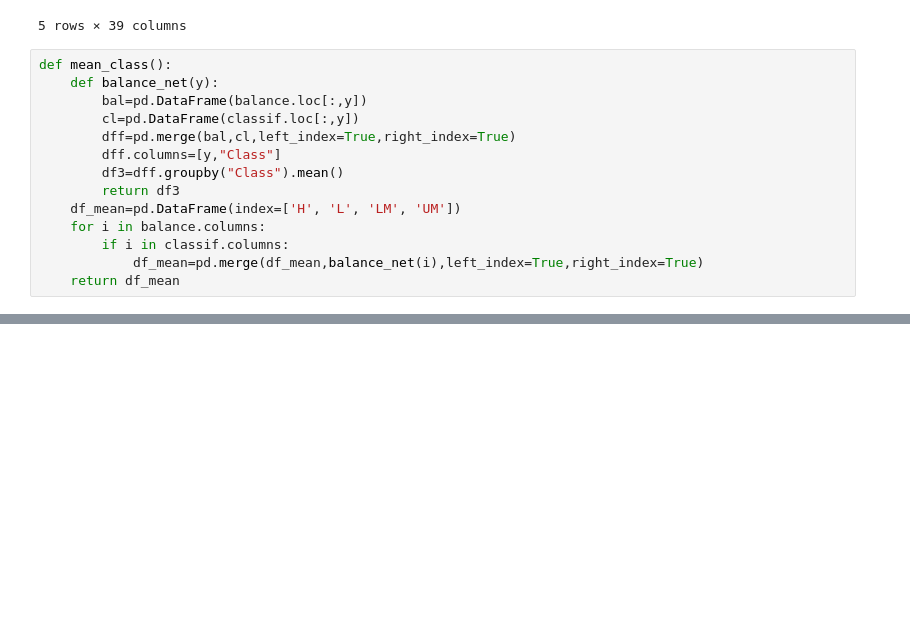
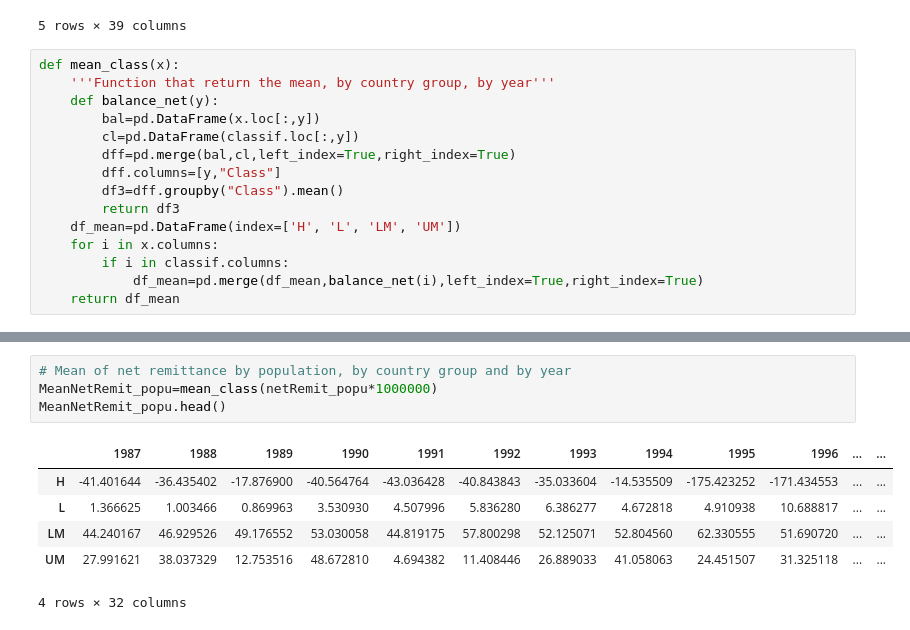
Before and after one commit to raulincadet/remittances_low-income, a Jupyter notebook: remittances2.ipynb, the cells around one changed output, grey strips where cells are left out. Drawn from its saved outputs; the diff is of its cells as text; blank space fills up the shorter version.

```diff
--- a/remittances2.ipynb
+++ b/remittances2.ipynb
@@ -239,16 +330,17 @@ balance.head()
 | Andorra | NaN | NaN | NaN | NaN | NaN | NaN | NaN | NaN | NaN | NaN | ... | ... |
 5 rows × 39 columns
 # %%
-def mean_class():
+def mean_class(x):
+    '''Function that return the mean, by country group, by year'''
     def balance_net(y):
-        bal=pd.DataFrame(balance.loc[:,y])
+        bal=pd.DataFrame(x.loc[:,y])
         cl=pd.DataFrame(classif.loc[:,y])
         dff=pd.merge(bal,cl,left_index=True,right_index=True)
         dff.columns=[y,"Class"]
         df3=dff.groupby("Class").mean()
         return df3
     df_mean=pd.DataFrame(index=['H', 'L', 'LM', 'UM'])
-    for i in balance.columns:
+    for i in x.columns:
         if i in classif.columns:
             df_mean=pd.merge(df_mean,balance_net(i),left_index=True,right_index=True)
     return df_mean
@@ -291,0 +446,11 @@ Although low-income level countries are still net remittance receivers, consider
+# %%
+# Mean of net remittance by population, by country group and by year
+MeanNetRemit_popu=mean_class(netRemit_popu*1000000)
+MeanNetRemit_popu.head()
+# %% [output]
+|  | 1987 | 1988 | 1989 | 1990 | 1991 | 1992 | 1993 | 1994 | 1995 | 1996 | ... | ... |
+| H | -41.401644 | -36.435402 | -17.876900 | -40.564764 | -43.036428 | -40.843843 | -35.033604 | -14.535509 | -175.423252 | -171.434553 | ... | ... |
+| L | 1.366625 | 1.003466 | 0.869963 | 3.530930 | 4.507996 | 5.836280 | 6.386277 | 4.672818 | 4.910938 | 10.688817 | ... | ... |
+| LM | 44.240167 | 46.929526 | 49.176552 | 53.030058 | 44.819175 | 57.800298 | 52.125071 | 52.804560 | 62.330555 | 51.690720 | ... | ... |
+| UM | 27.991621 | 38.037329 | 12.753516 | 48.672810 | 4.694382 | 11.408446 | 26.889033 | 41.058063 | 24.451507 | 31.325118 | ... | ... |
+4 rows × 32 columns
```
Also changed, not shown: parts of 22 cells of this notebook.
